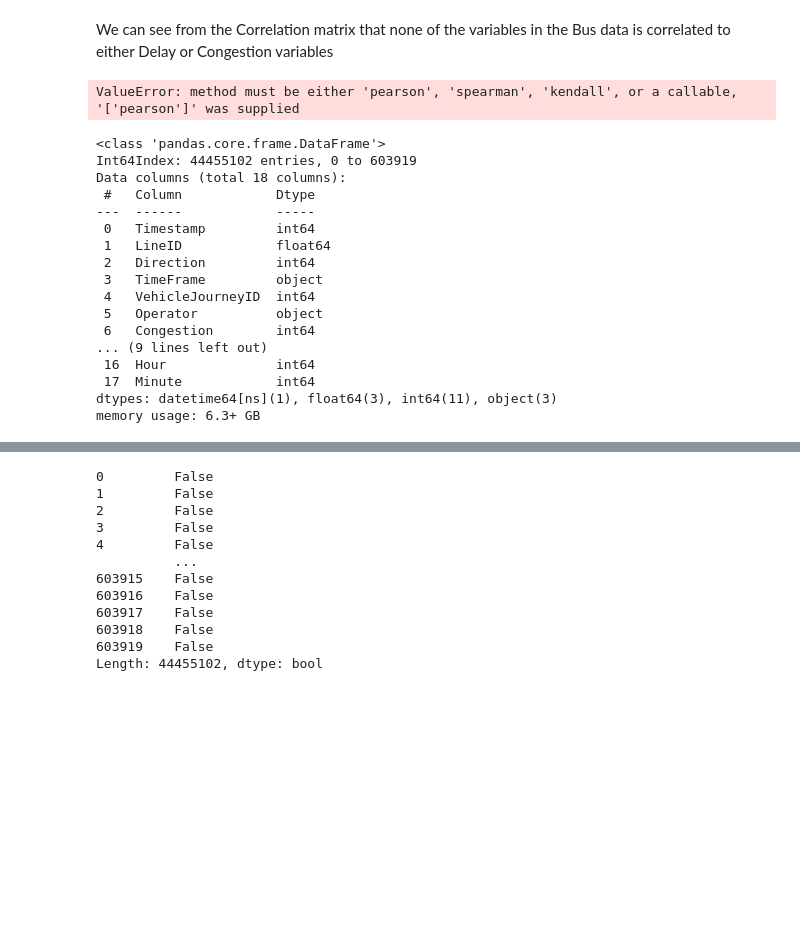
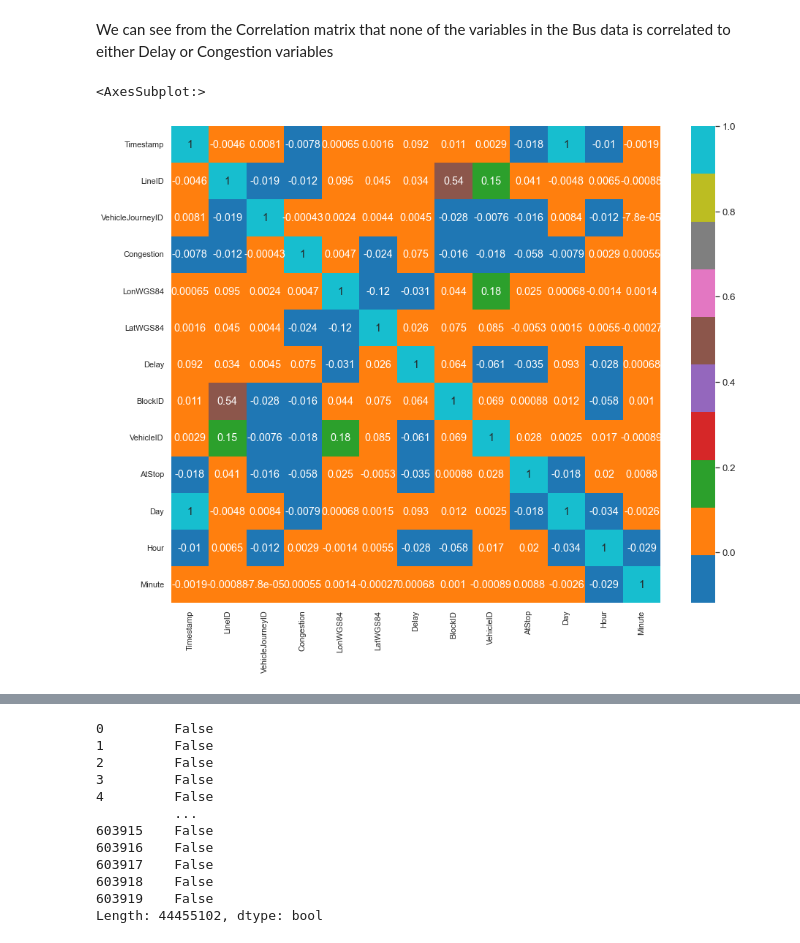
Before and after one commit to sba22230/DublinBusWeatherProject, a Jupyter notebook: CA 1 - Project Code.ipynb, the cells around one changed output, grey strips where cells are left out. Drawn from its saved outputs; the diff is of its cells as text; code cells hidden in the pictures; blank space fills up the shorter version.

```diff
--- a/CA 1 - Project Code.ipynb
+++ b/CA 1 - Project Code.ipynb
@@ -258,28 +260,12 @@ print(summary_df_cat)
 # %% [markdown]
 We can see from the Correlation matrix that none of the variables in the Bus data is correlated to either Delay or Congestion variables
 # %%
-c_df = df.corr(['pearson'], numeric_only=True)
-
-sns.heatmap(c_df, cmap="Blue", annot=True)
+c_df = df.corr('pearson', numeric_only=True)
-# %% [output]
-ValueError: method must be either 'pearson', 'spearman', 'kendall', or a callable, '['pearson']' was supplied
-# %%
-df.info()
-# %% [output]
-<class 'pandas.core.frame.DataFrame'>
-Int64Index: 44455102 entries, 0 to 603919
-Data columns (total 18 columns):
- #   Column            Dtype
----  ------            -----
- 0   Timestamp         int64
- 1   LineID            float64
- 2   Direction         int64
- 3   TimeFrame         object
- 4   VehicleJourneyID  int64
- 5   Operator          object
- 6   Congestion        int64
-... (9 lines left out)
- 16  Hour              int64
- 17  Minute            int64
-dtypes: datetime64[ns](1), float64(3), int64(11), object(3)
-memory usage: 6.3+ GB
+# %%
+fig, ax = plt.subplots(figsize=(15,12))
+sns.set_style("whitegrid")
+sns.set_context("notebook", font_scale=1.2, rc={"lines.linewidth": 2.5})
+sns.heatmap(c_df, cmap="tab10", annot=True)
+# %% [output]
+<AxesSubplot:>
+[figure, added]
```
Also changed, not shown: parts of 34 cells of this notebook, 1 other file.
